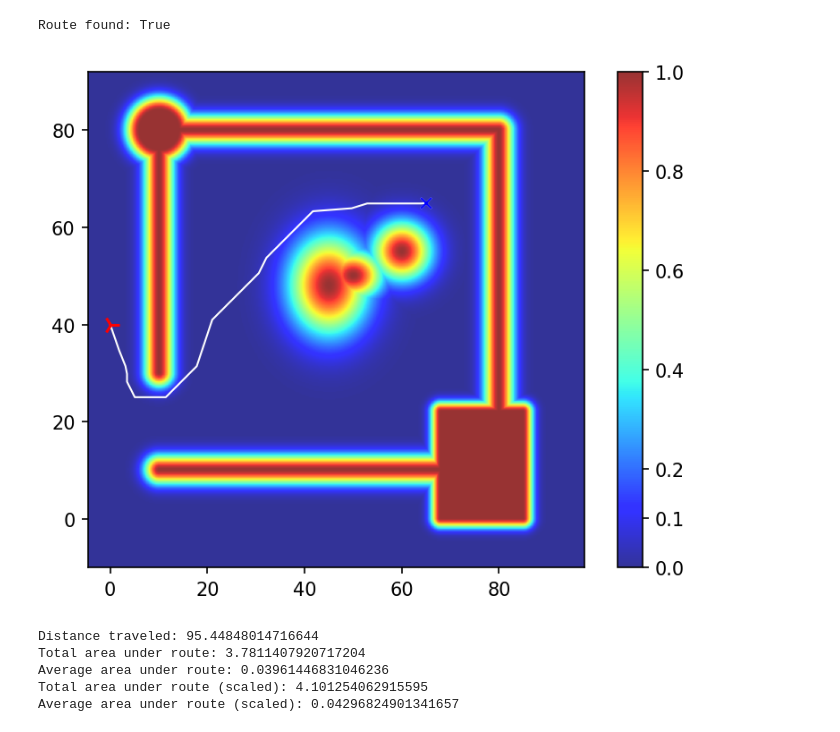
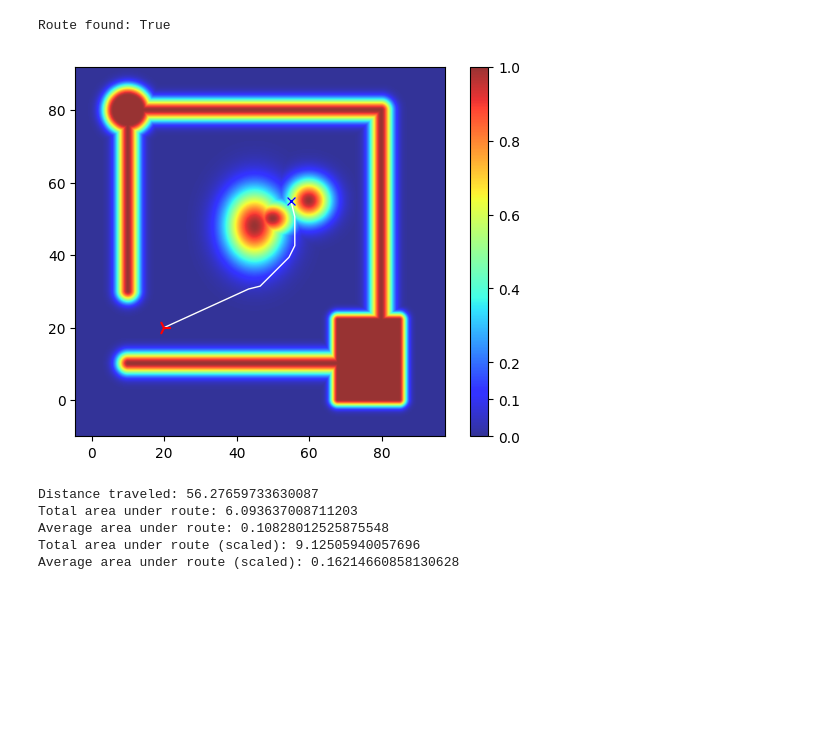
Before and after one commit to wzjoriv/Larp, a Jupyter notebook: presentation.ipynb, the cells around one changed output. Saved outputs shown, nothing was run; the diff lists cells and outputs as text; code cells hidden in the pictures; blank space fills up the shorter version.

```diff
--- a/presentation.ipynb
+++ b/presentation.ipynb
@@ -23,0 +26,26 @@ quadtree = larp.quad.QuadTree(field, minimum_length_limit=1, maximum_length_limi
+# %%
+# Step 1.2: With a potential field, you can calculate distance to obstacles, potential at any location, and the direction that would stir you away from the obstacles
+
+point = (40, 41)
+
+# Calculate distance to nearest obstacle
+distance = np.sqrt(field.squared_dist(point, scaled=False))[0]
+print(f"Distance to nearest obstacle: {distance:.2f}")
+
+# Evaluate potential at location
+potential = field.eval(point)[0]
+print(f"Potential at location: {potential:.2f}")
+
+# Repulsion vector to stir away from obstacle
+repulsion = field.repulsion_vectors(point)[0]
+print(f"Vector to stair away: {repulsion.tolist()}")
+
+
+display, extent = field.to_image(resolution=400)
+
+plt.figure()
+plt.imshow(display, cmap='jet', extent=extent)
+plt.plot(point[0], point[1], '-rx')
+plt.colorbar()
+plt.clim(0.0,1.0)
+plt.show()
@@ -62,27 +124,27 @@ plt.show()
 # %%
-start = (0, 40) # (x, y)
-end = (65, 65)
-k = 0.1
-penalty_scaler = lambda p: 1/(k*(1.0 - p + 1e-10))
+start = (20, 20) # (x, y)
+end = (55, 55)
+k = 1.1
+penalty_scaler = lambda p: 1/(1.1*(1.0 - p + 1e-10))
 
 planner.select_alg("a*")
-path, quad_path = planner.find_path(start, end, scaler=penalty_scaler, refresh_network=True)
+path = planner.find_path(start, end, scaler=penalty_scaler)
 
 print(f"Route found: {path is not None}")
 # %% [output]
 Route found: True
 # %%
 
-plt.figure(dpi=150)
+plt.figure()
 plt.imshow(display, cmap='jet', extent=extent, alpha=0.8)
 plt.colorbar().set_ticks([0.0] + potential_caps + [1.0])
 plt.plot(path[:, 0], path[:, 1], color="#fff", alpha=1.0, linewidth=1.0)
 plt.plot(path[0, 0], path[0, 1], 'r4', markersize=10.0, markeredgewidth=1.5)
 plt.plot(path[-1, 0], path[-1, 1], 'wx')
 plt.plot(end[0], end[1], 'bx')
 plt.show()
 # %% [output]
-[figure, old version]
+[figure, new version]
 # %%
 # Distance traveled
 dist = larp.route_distance(path)
@@ -104,8 +166,8 @@ print(f"Total area under route (scaled): {area}")
 avg_area = area/dist
 print(f"Average area under route (scaled): {avg_area}")
 # %% [output]
-Distance traveled: 95.44848014716644
-Total area under route: 3.7811407920717204
-Average area under route: 0.03961446831046236
-Total area under route (scaled): 4.101254062915595
-Average area under route (scaled): 0.04296824901341657
+Distance traveled: 56.27659733630087
+Total area under route: 6.093637008711203
+Average area under route: 0.10828012525875548
+Total area under route (scaled): 9.12505940057696
+Average area under route (scaled): 0.16214660858130628
```
Also changed, not shown: parts of 12 cells of this notebook, 8 other files.
